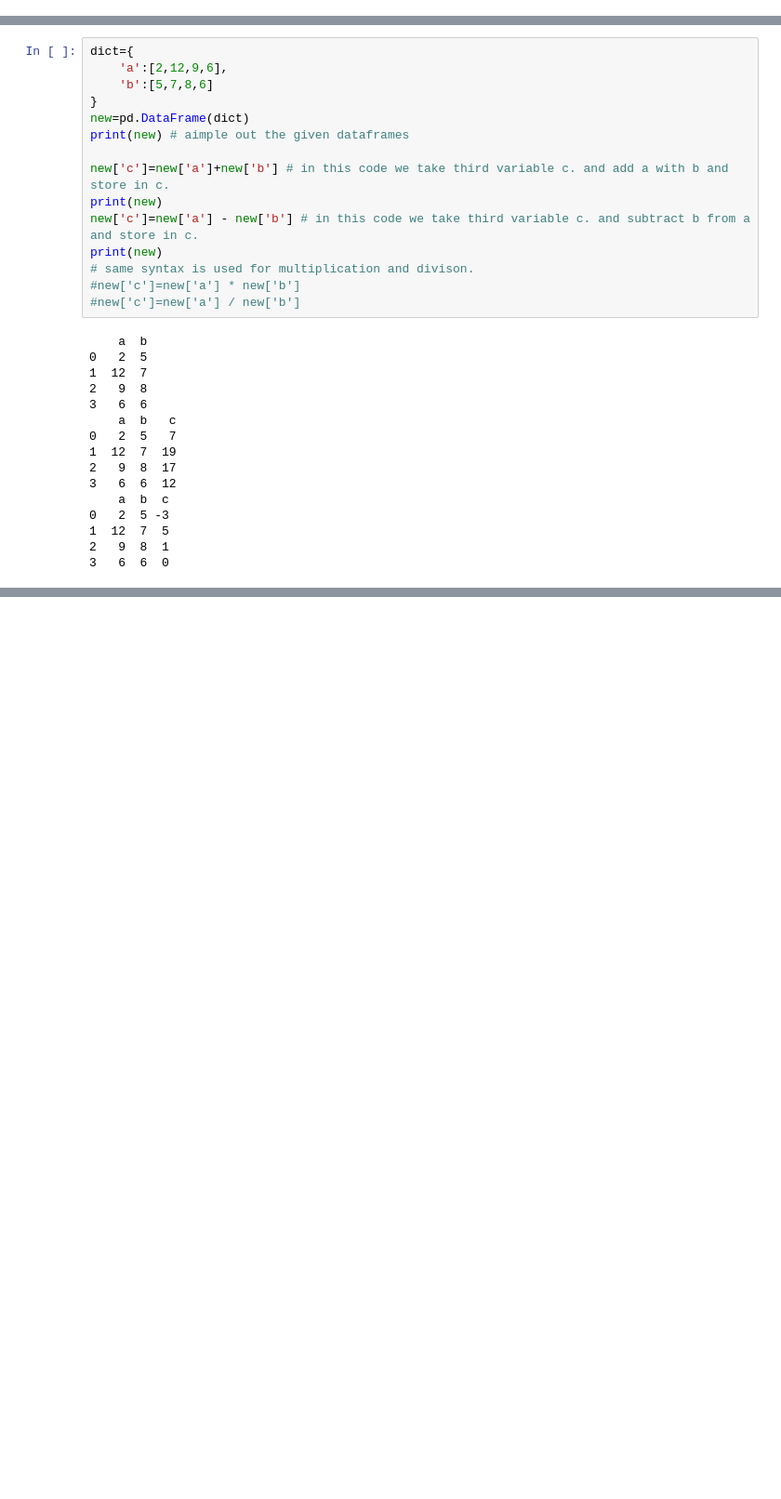
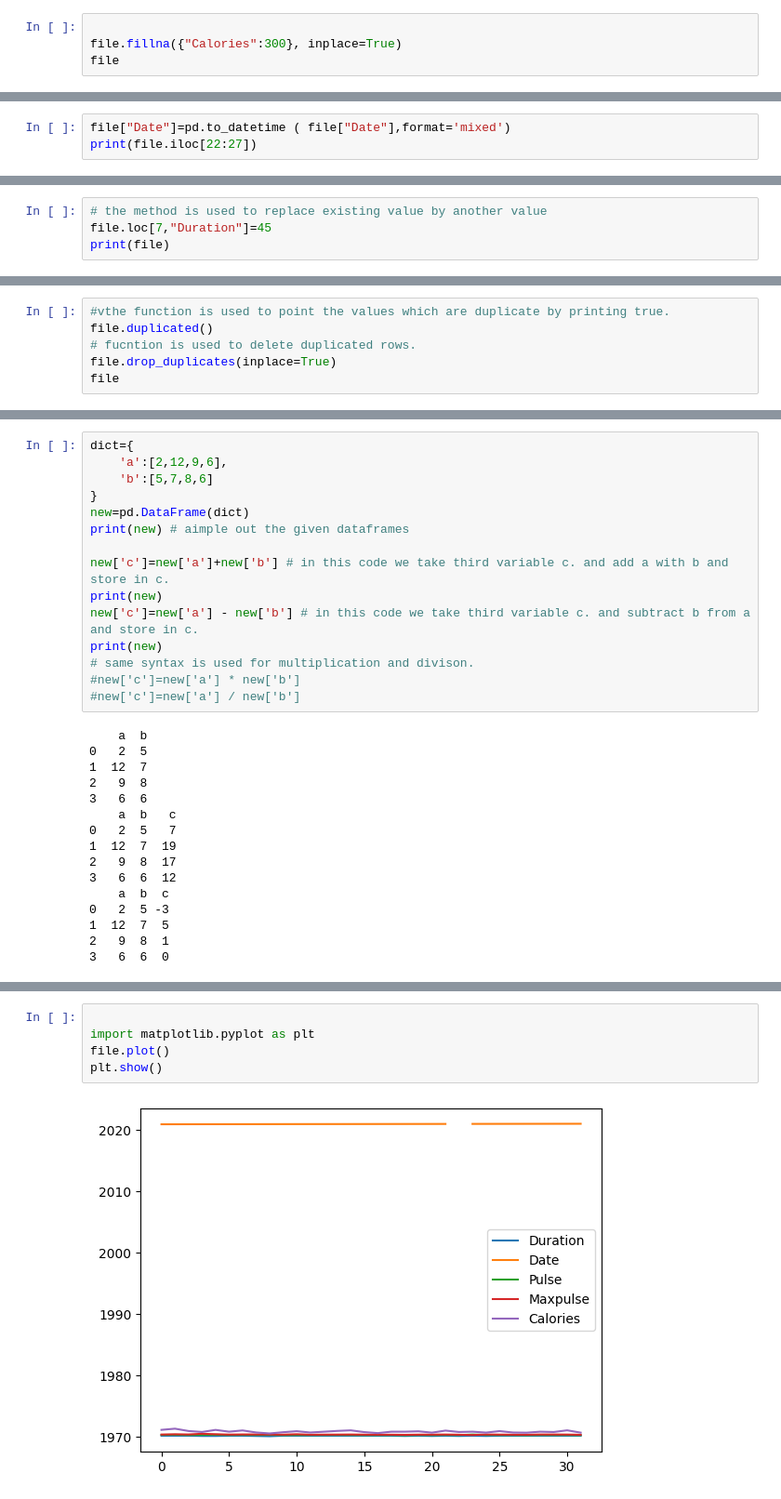
Before and after one commit to tahseen2003/python, a Jupyter notebook: practice.ipynb, the cells around one changed output, grey strips where cells are left out. Shown at 93% size. Saved outputs shown, nothing was run; the diff lists cells and outputs as text; blank space fills up the shorter version.

```diff
--- a/practice.ipynb
+++ b/practice.ipynb
@@ -342,0 +374,4 @@ df
+# %%
+
+file.fillna({"Calories":300}, inplace=True)
+file
@@ -342,0 +404,3 @@ df
+# %%
+file["Date"]=pd.to_datetime ( file["Date"],format='mixed')
+print(file.iloc[22:27])
@@ -342,0 +423,4 @@ df
+# %%
+# the method is used to replace existing value by another value
+file.loc[7,"Duration"]=45
+print(file)
@@ -342,0 +445,6 @@ df
+# %%
+#vthe function is used to point the values which are duplicate by printing true.
+file.duplicated()
+# fucntion is used to delete duplicated rows.
+file.drop_duplicates(inplace=True)
+file
@@ -373,0 +523,7 @@ print(new)
+# %%
+
+import matplotlib.pyplot as plt
+file.plot()
+plt.show()
+# %% [output]
+[figure, added]
```
Also changed, not shown: parts of 17 cells of this notebook, 1 other file.
